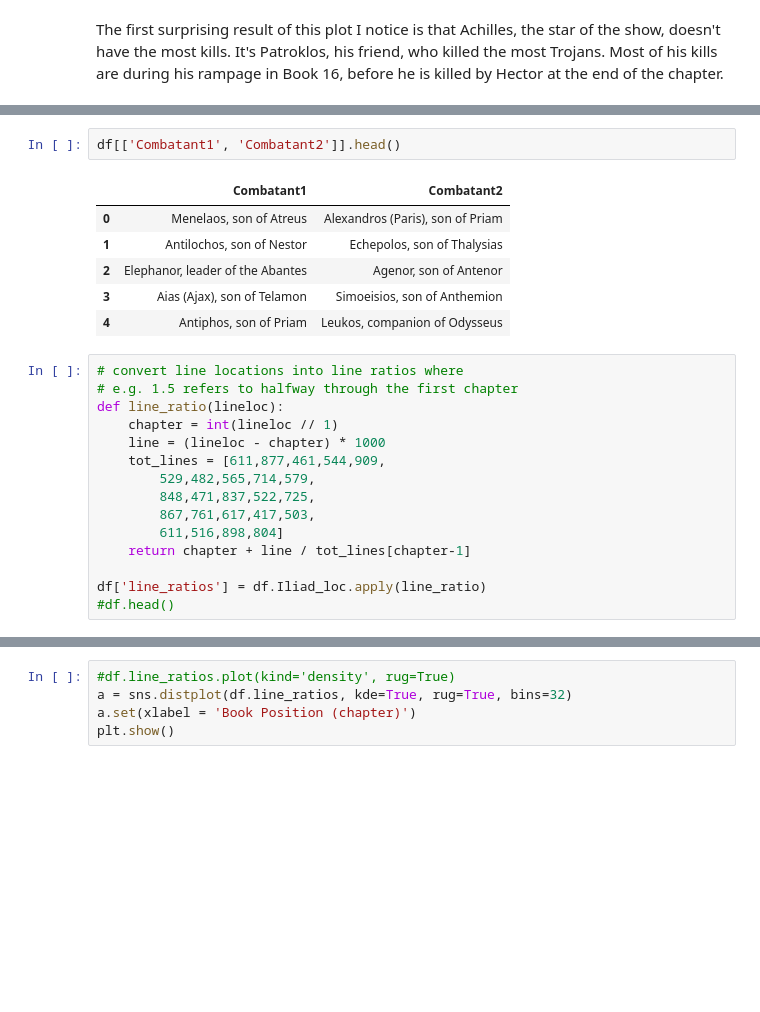
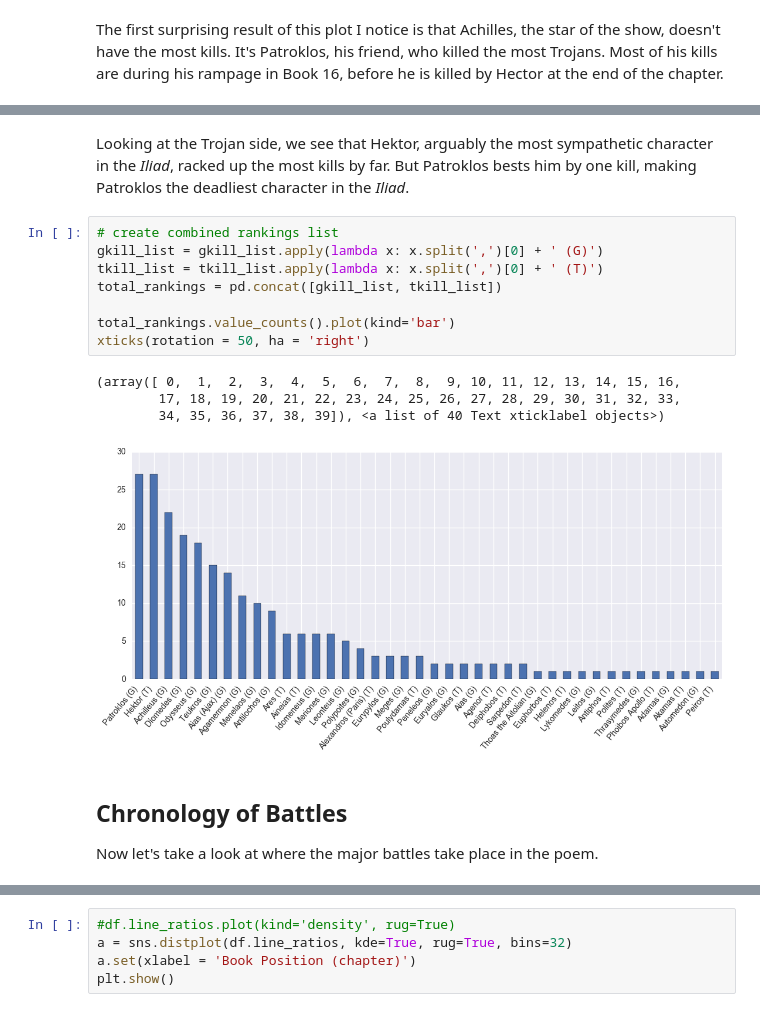
Before and after one commit to djevans071/Iliad-battles, a Jupyter notebook: Iliad_battles.ipynb, the cells around one changed output, grey strips where cells are left out. Drawn from its saved outputs; the diff is of its cells as text; blank space fills up the shorter version.

```diff
--- a/Iliad_battles.ipynb
+++ b/Iliad_battles.ipynb
@@ -128,24 +145,19 @@ gkills.head()
-# %%
-df[['Combatant1', 'Combatant2']].head()
-# %% [output]
-|  | Combatant1 | Combatant2 |
-| 0 | Menelaos, son of Atreus | Alexandros (Paris), son of Priam |
-| 1 | Antilochos, son of Nestor | Echepolos, son of Thalysias |
-| 2 | Elephanor, leader of the Abantes | Agenor, son of Antenor |
-| 3 | Aias (Ajax), son of Telamon | Simoeisios, son of Anthemion |
-| 4 | Antiphos, son of Priam | Leukos, companion of Odysseus |
-# %%
-# convert line locations into line ratios where
-# e.g. 1.5 refers to halfway through the first chapter
-def line_ratio(lineloc):
-    chapter = int(lineloc // 1)
-    line = (lineloc - chapter) * 1000
-    tot_lines = [611,877,461,544,909,
-        529,482,565,714,579,
-        848,471,837,522,725,
-        867,761,617,417,503,
-        611,516,898,804]
-    return chapter + line / tot_lines[chapter-1]
-
-df['line_ratios'] = df.Iliad_loc.apply(line_ratio)
-#df.head()
+# %% [markdown]
+Looking at the Trojan side, we see that Hektor, arguably the most sympathetic character in the *Iliad*, racked up the most kills by far. But Patroklos bests him by one kill, making Patroklos the deadliest character in the *Iliad*.
+# %%
+# create combined rankings list
+gkill_list = gkill_list.apply(lambda x: x.split(',')[0] + ' (G)')
+tkill_list = tkill_list.apply(lambda x: x.split(',')[0] + ' (T)')
+total_rankings = pd.concat([gkill_list, tkill_list])
+
+total_rankings.value_counts().plot(kind='bar')
+xticks(rotation = 50, ha = 'right')
+# %% [output]
+(array([ 0,  1,  2,  3,  4,  5,  6,  7,  8,  9, 10, 11, 12, 13, 14, 15, 16,
+        17, 18, 19, 20, 21, 22, 23, 24, 25, 26, 27, 28, 29, 30, 31, 32, 33,
+        34, 35, 36, 37, 38, 39]), <a list of 40 Text xticklabel objects>)
+[figure, added]
+# %% [markdown]
+## Chronology of Battles
+
+Now let's take a look at where the major battles take place in the poem.
```
Also changed, not shown: parts of 15 cells of this notebook, 1 other file.
